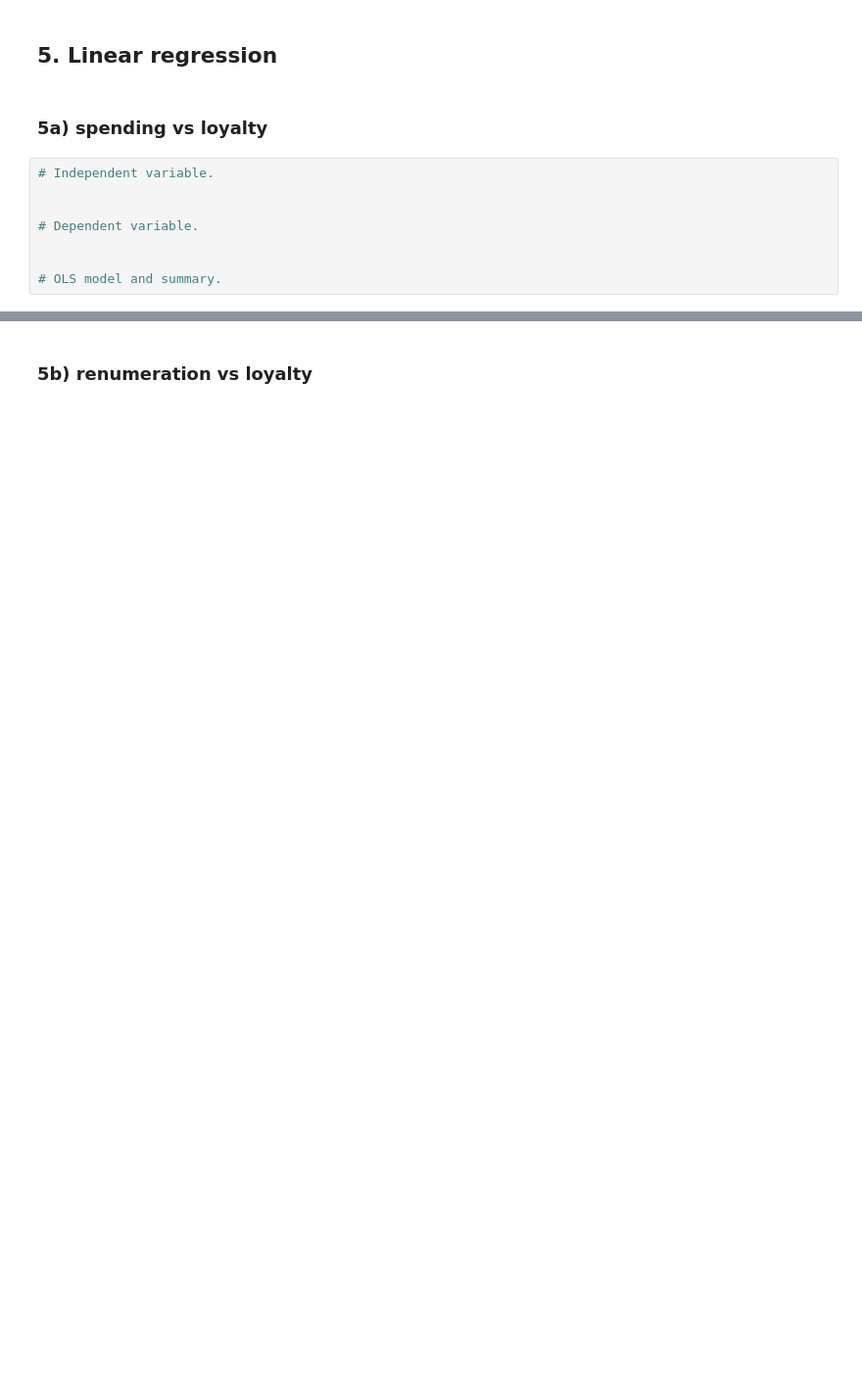
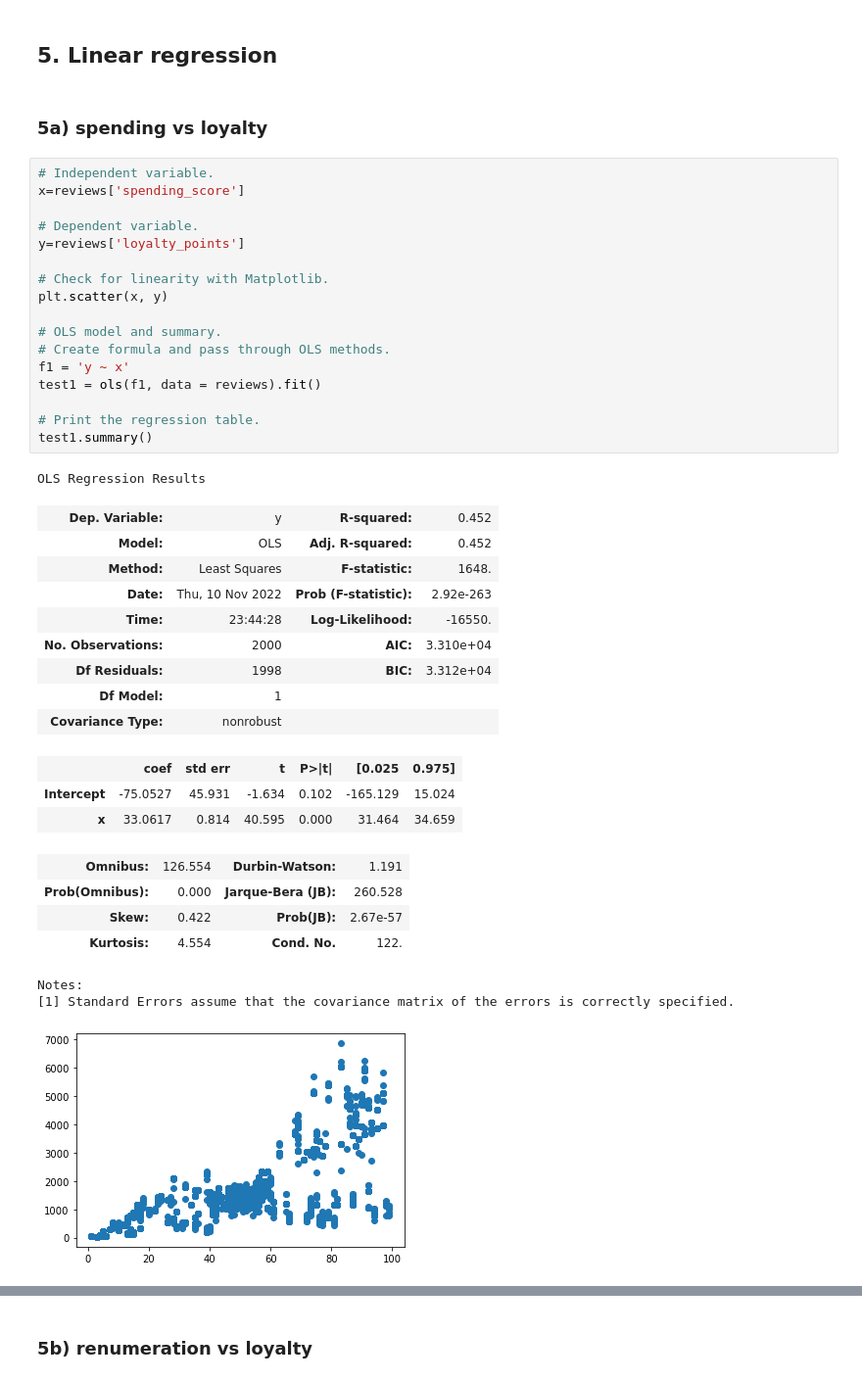
Before and after one commit to mikebenas/LSE_TurtleGames_R_Analysis, a Jupyter notebook: LSE_DA301_Assignment_Python_template.ipynb, the cells around one changed output, grey strips where cells are left out. Shown at 98% size. Drawn from its saved outputs; the diff is of its cells as text; blank space fills up the shorter version.

```diff
--- a/LSE_DA301_Assignment_Python_template.ipynb
+++ b/LSE_DA301_Assignment_Python_template.ipynb
@@ -194,11 +194,41 @@ reviews.head()
 ### 5a) spending vs loyalty
 # %%
 # Independent variable.
-
+x=reviews['spending_score']
 
 # Dependent variable.
+y=reviews['loyalty_points']
 
+# Check for linearity with Matplotlib.
+plt.scatter(x, y)
 
 # OLS model and summary.
+# Create formula and pass through OLS methods.
+f1 = 'y ~ x'
+test1 = ols(f1, data = reviews).fit()
+
+# Print the regression table.
+test1.summary()
+# %% [output]
+OLS Regression Results
+| Dep. Variable: | y | R-squared: | 0.452 |
+| Model: | OLS | Adj. R-squared: | 0.452 |
+| Method: | Least Squares | F-statistic: | 1648. |
+| Date: | Thu, 10 Nov 2022 | Prob (F-statistic): | 2.92e-263 |
+| Time: | 23:44:28 | Log-Likelihood: | -16550. |
+| No. Observations: | 2000 | AIC: | 3.310e+04 |
+| Df Residuals: | 1998 | BIC: | 3.312e+04 |
+| Df Model: | 1 |  |  |
+| Covariance Type: | nonrobust |  |  |
+|  | coef | std err | t | P>|t| | [0.025 | 0.975] |
+| Intercept | -75.0527 | 45.931 | -1.634 | 0.102 | -165.129 | 15.024 |
+| x | 33.0617 | 0.814 | 40.595 | 0.000 | 31.464 | 34.659 |
+| Omnibus: | 126.554 | Durbin-Watson: | 1.191 |
+| Prob(Omnibus): | 0.000 | Jarque-Bera (JB): | 260.528 |
+| Skew: | 0.422 | Prob(JB): | 2.67e-57 |
+| Kurtosis: | 4.554 | Cond. No. | 122. |
+Notes:
+[1] Standard Errors assume that the covariance matrix of the errors is correctly specified.
+[figure, added]
 # %%
 # Extract the estimated parameters.
```
Also changed, not shown: parts of 14 cells of this notebook, 1 other file.
